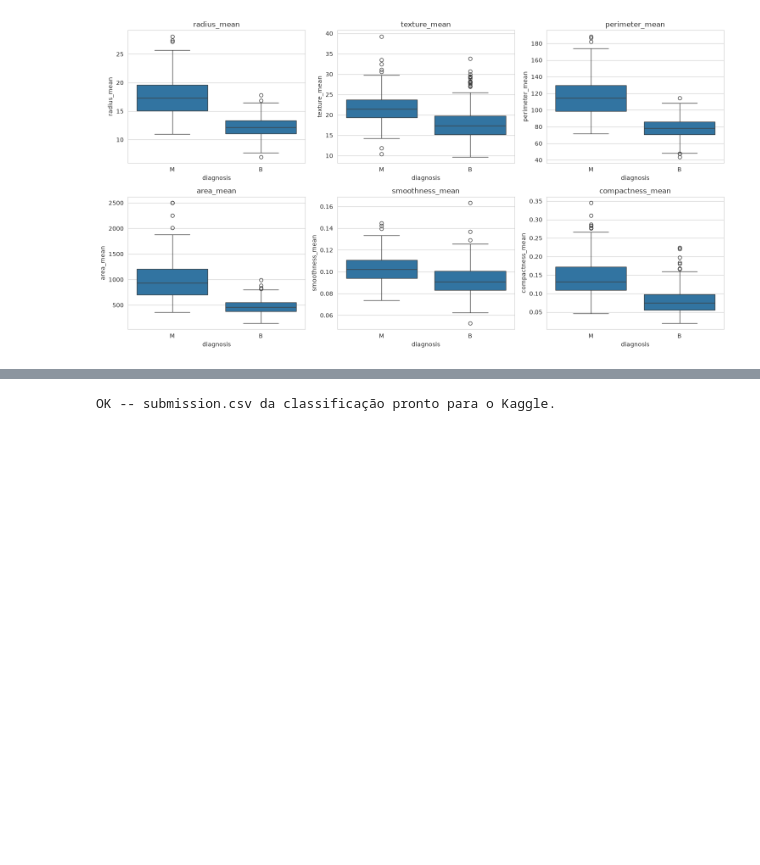
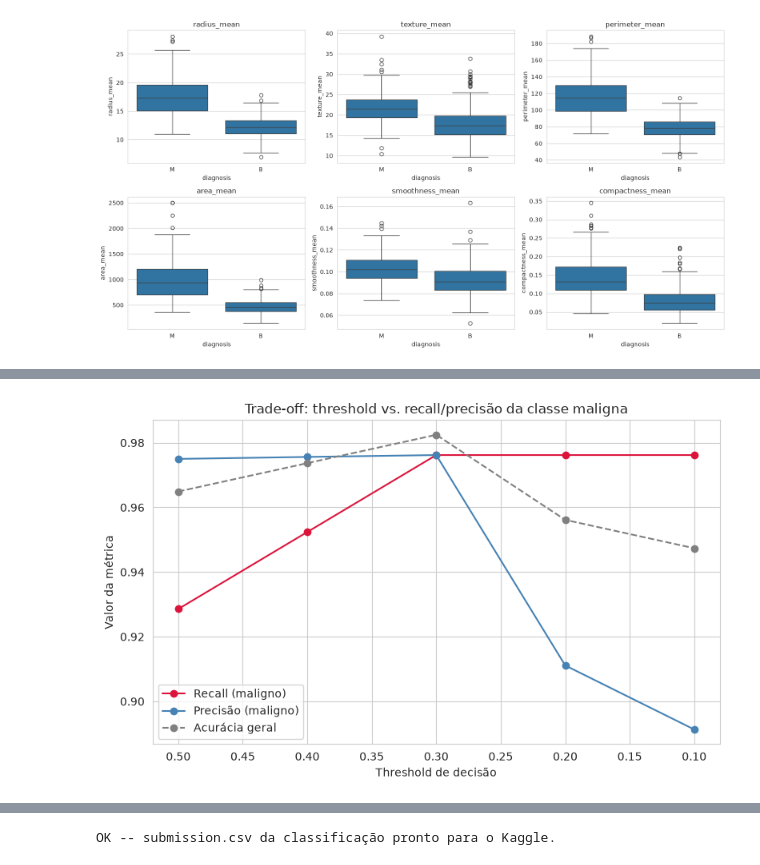
Before and after one commit to UFRJ-Analytica/ufrj-analytica-training, a Jupyter notebook: entregaveis/machine_learning/leticia_pessoa.ipynb, the cells around one changed output, grey strips where cells are left out. Cells and saved outputs as stored; diff of their text form; code cells hidden in the pictures; blank space fills up the shorter version.

```diff
--- a/entregaveis/machine_learning/leticia_pessoa.ipynb
+++ b/entregaveis/machine_learning/leticia_pessoa.ipynb
@@ -602,0 +750,25 @@ tipo de erro e se vale a pena otimizar por outra métrica (ex: recall da classe
+# %%
+# Ajuste de threshold: priorizando recall da classe maligna (1)
+# Vamos testar valores menores, que tornam o modelo mais
+# propenso a classificar como maligno em caso de dúvida.
+
+probs_val = best_clf_pipe.predict_proba(Xc_val)[:, 1]  # probabilidade de ser maligno
+
+thresholds = [0.5, 0.4, 0.3, 0.2, 0.1]
+threshold_results = []
+
+for t in thresholds:
+    preds_t = (probs_val >= t).astype(int)
+    cm_t = confusion_matrix(yc_val, preds_t)
+    tn, fp, fn, tp = cm_t.ravel()
+    recall_malignant = tp / (tp + fn)
+    precision_malignant = tp / (tp + fp) if (tp + fp) > 0 else 0
+    acc = accuracy_score(yc_val, preds_t)
+    threshold_results.append({
+        "threshold": t, "VP": tp, "FN": fn, "FP": fp, "VN": tn,
+        "recall_maligno": recall_malignant, "precisao_maligno": precision_malignant,
+        "acuracia": acc
+    })
+
+threshold_df = pd.DataFrame(threshold_results)
+threshold_df
@@ -602,0 +785,14 @@ tipo de erro e se vale a pena otimizar por outra métrica (ex: recall da classe
+# %%
+fig, ax1 = plt.subplots(figsize=(8, 5))
+ax1.plot(threshold_df["threshold"], threshold_df["recall_maligno"], marker="o", label="Recall (maligno)", color="crimson")
+ax1.plot(threshold_df["threshold"], threshold_df["precisao_maligno"], marker="o", label="Precisão (maligno)", color="steelblue")
+ax1.plot(threshold_df["threshold"], threshold_df["acuracia"], marker="o", label="Acurácia geral", color="gray", linestyle="--")
+ax1.set_xlabel("Threshold de decisão")
+ax1.set_ylabel("Valor da métrica")
+ax1.set_title("Trade-off: threshold vs. recall/precisão da classe maligna")
+ax1.legend()
+ax1.invert_xaxis()
+plt.tight_layout()
+plt.show()
+# %% [output]
+[figure, added]
```
Also changed, not shown: parts of 46 cells of this notebook, 4 other files.
